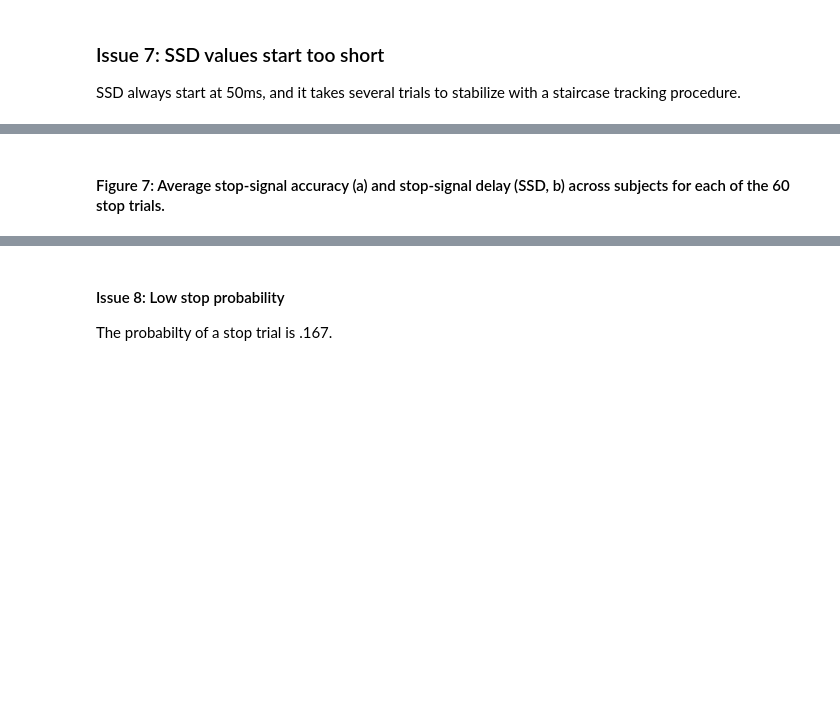
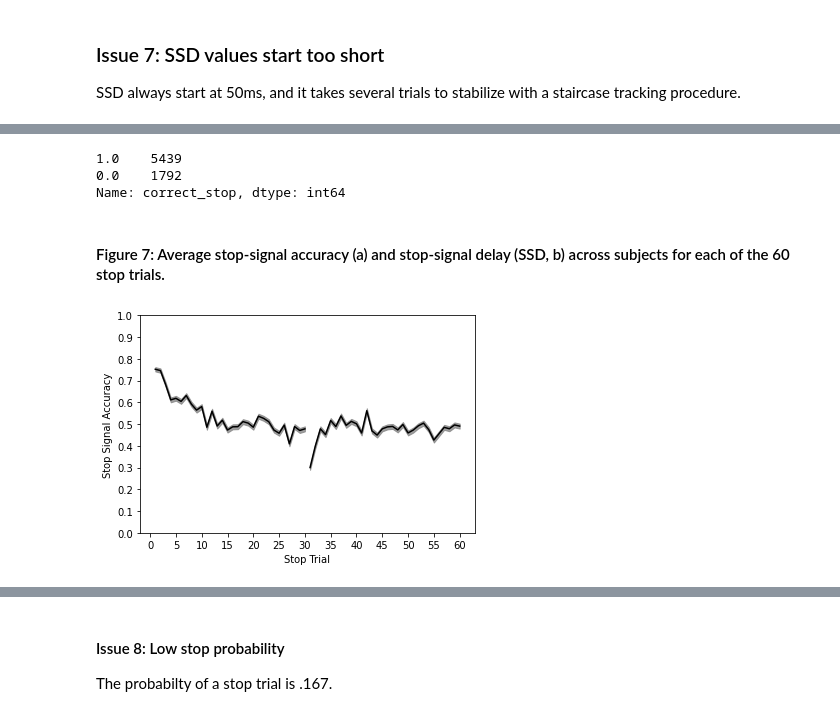
Before and after one commit to mckenziephagen/ABCD_Stop_Signal, a Jupyter notebook: scripts/SST_manuscript/SST_problems.ipynb, the cells around one changed output, grey strips where cells are left out. Cells and saved outputs as stored; diff of their text form; code cells hidden in the pictures; blank space fills up the shorter version.

```diff
--- a/scripts/SST_manuscript/SST_problems.ipynb
+++ b/scripts/SST_manuscript/SST_problems.ipynb
@@ -471,35 +496,71 @@ SST_concat.loc[SST_concat['StopTrial'] == 1]['SSDDur'].unique()
+# %%
+SST_concat.loc[SST_concat['StopTrial'] ==1]['correct_stop'].value_counts()
+# %% [output]
+1.0    5439
+0.0    1792
+Name: correct_stop, dtype: int64
+# %%
+def binomial_CI(p, n, ci):
+    sem = math.sqrt(p * (1-p) / n)
+    z = stats.norm.ppf(1-(1-ci)/2) #to get two tailed
+    lower = p - (1.96 * sem)
+    upper = p + (1.96 * sem)
+    return upper, lower
 # %%
 #create a df with accuracy and ssd for each stop trial num
 num_stop = []
 accuracy = []
 mean_ssd = []
+ssd_standard_error = []
+acc_ci_upper = []
+acc_ci_lower = []
 for i in np.arange(1, 61):
     correct = SST_concat.loc[SST_concat['StopTrial'] ==i]['correct_stop'].value_counts()[1]
+    num_trials = len(SST_concat.loc[SST_concat['StopTrial'] ==i])#this takes the count of 1s
     acc = correct / len(SST_concat.loc[SST_concat['StopTrial'] ==i])
+#     lower = astropy.stats.binom_conf_interval(correct, len(SST_concat.loc[SST_concat['StopTrial'] ==i]), .95)[0]
+#     upper = astropy.stats.binom_conf_interval(correct, len(SST_concat.loc[SST_concat['StopTrial'] ==i]), .95)[1]
+
+    acc_upper, acc_lower  = binomial_CI(acc, num_trials, .95)
+    ssd_sem = stats.sem(SST_concat.loc[SST_concat['StopTrial'] == i]['SSDDur'])
     ssd = np.mean(SST_concat.loc[SST_concat['StopTrial'] == i]['SSDDur'])
-
     num_stop.append(i)
     accuracy.append(acc)
+    ssd_standard_error.append(ssd_sem)
     mean_ssd.append(ssd)
+    acc_ci_lower.append(acc_upper)
+    acc_ci_upper.append(acc_lower)
 
 acc_df = pd.DataFrame()
 acc_df['StopTrial'] = num_stop
 acc_df['Accuracy'] = accuracy
 acc_df['SSD'] = mean_ssd
+acc_df['ssd_standard_error'] = ssd_standard_error
+acc_df['upper'] = acc_ci_upper
+acc_df['lower'] = acc_ci_lower
 # %% [markdown]
 ####  Figure 7: Average stop-signal accuracy (a) and stop-signal delay (SSD, b) across subjects for each of the 60 stop trials.
 # %%
 plt.plot(acc_df['StopTrial'][:30], acc_df['Accuracy'][:30], color='black')
 plt.plot(acc_df['StopTrial'][30:], acc_df['Accuracy'][30:], color='black')
+
+
+plt.fill_between(x=acc_df['StopTrial'][:30], y1=acc_df['lower'][:30],
+                 y2=acc_df['upper'][:30], color='grey', alpha=.75)
+
+plt.fill_between(x=acc_df['StopTrial'][30:], y1=acc_df['lower'][30:],
+                 y2=acc_df['upper'][30:], color='grey', alpha=.75)
 
 plt.xlabel('Stop Trial')
 plt.ylabel('Stop Signal Accuracy')
 #plt.title('Stop Signal Accuracy by Number of Stop Trial')
 #plt.axvline(x=30.5, color = 'grey', alpha = 1.0, lw=1.0, ls='--')
 plt.yticks(np.arange(0,1.1, .1))
 plt.xticks(np.arange(0,61,5))
-plt.savefig('stop_signal_accuracy_across_stop_trial.png')
+plt.savefig('stop_signal_accuracy_across_stop_trial.png', dpi=300)
 plt.show() #needs error bars
+# %% [output]
+[figure, added]
 # %%
 plt.plot(acc_df['StopTrial'][:30], acc_df['SSD'][:30], color='black')
 plt.plot(acc_df['StopTrial'][30:], acc_df['SSD'][30:], color='black')
```
Also changed, not shown: parts of 18 cells of this notebook.
